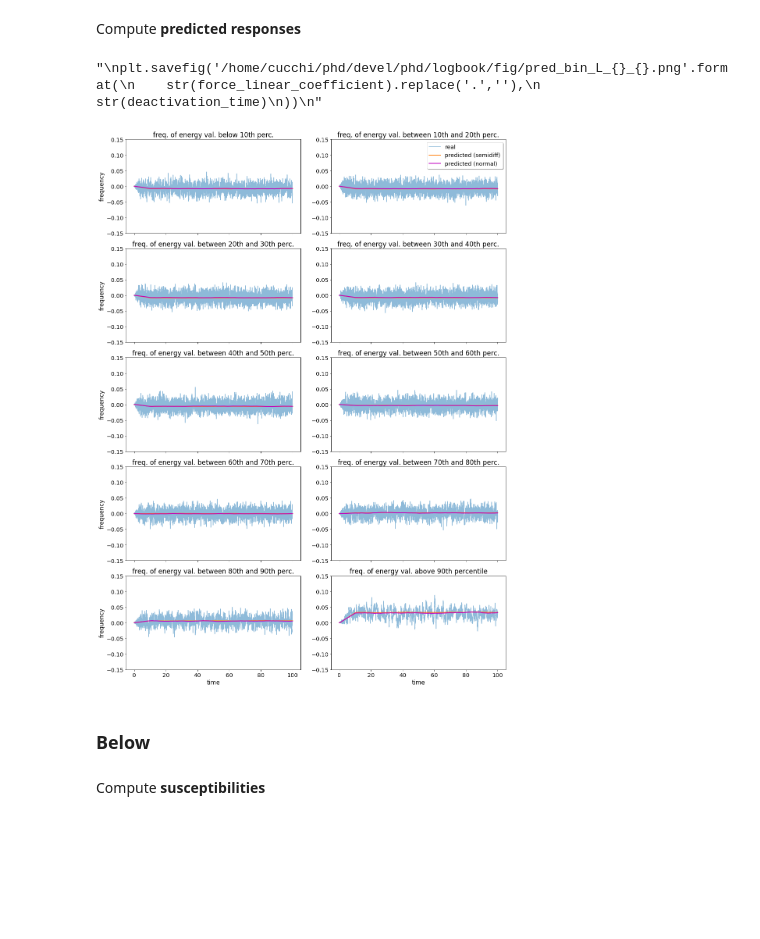
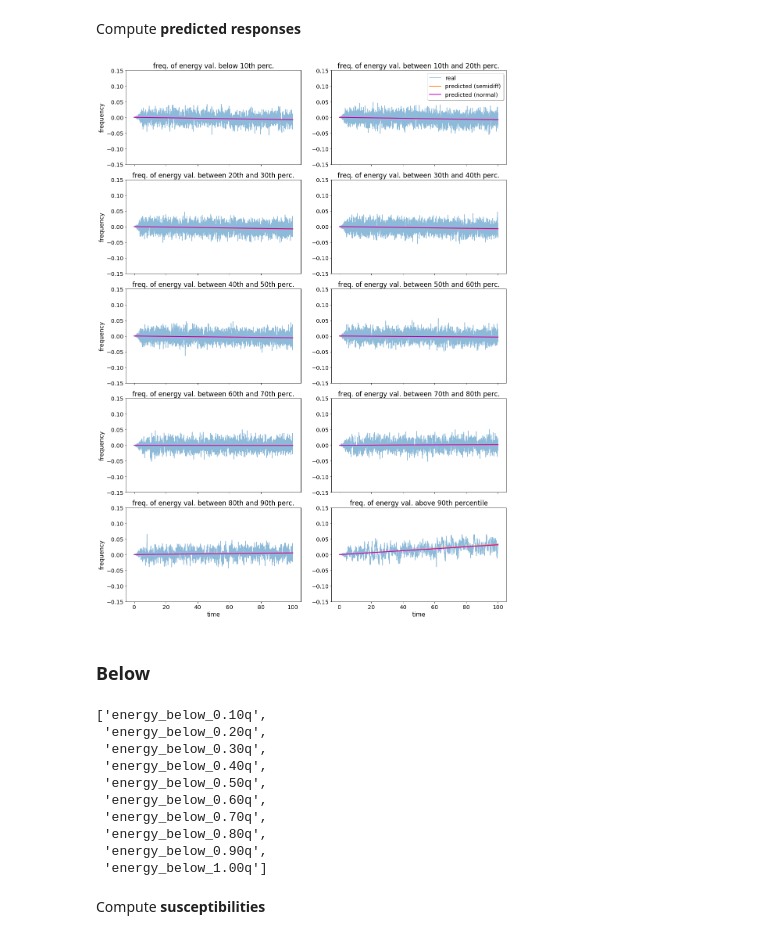
Before and after one commit to mcucchi9/exotic, a Jupyter notebook: docs/notebooks/predictions_linear_plot.ipynb, the cells around one changed output. Drawn from its saved outputs; the diff is of its cells as text; code cells hidden in the pictures; blank space fills up the shorter version.

```diff
--- a/docs/notebooks/predictions_linear_plot.ipynb
+++ b/docs/notebooks/predictions_linear_plot.ipynb
@@ -41,8 +41,16 @@ Compute **susceptibilities**
 chi_semidiff = {}
 chi_normal = {}
 for obs in obs_all:
-    response_p1 = xr.open_dataarray(os.path.join(REF_RESP_PATH[0], 'response_lorenz96_rk4_{}_SF_8_1.0_0.nc'.format(obs)))
-    response_m1 = xr.open_dataarray(os.path.join(REF_RESP_PATH[1], 'response_lorenz96_rk4_{}_SF_8_-1.0_0.nc'.format(obs)))
+    response_p1 = xr.open_dataarray(os.path.join(
+        REF_RESP_PATH[0],
+        observable,
+        f'response_lorenz96_rk4_{obs}_SF_8.0_1.0_0.nc'
+    ))
+    response_m1 = xr.open_dataarray(os.path.join(
+        REF_RESP_PATH[1],
+        observable,
+        f'response_lorenz96_rk4_{obs}_SF_8.0_-1.0_0.nc'
+    ))
     response_semidiff = (response_p1 - response_m1)/2
     chi_semidiff[obs] = analysis.compute_susceptibility(response_semidiff.values.squeeze())
     chi_normal[obs] = analysis.compute_susceptibility(response_p1.values.squeeze())
@@ -54,10 +62,7 @@ resp_pred_semidiff = {}
 resp_pred_normal = {}
 for obs in obs_all:
     resp_real[obs] = xr.open_dataarray(
-        '/home/cucchi/phd/data/response/lorenz96/rk4/{f}/response_lorenz96_rk4_{o}_{f}.nc'.format(
-            o=obs,
-            f=forcing
-        )
+        f'/home/marco/phd/data/response/lorenz96/rk4/{forcing}/{observable}/response_lorenz96_rk4_{obs}_{forcing}.nc'
     )
     resp_pred_semidiff[obs] = analysis.compute_response(chi_semidiff[obs], forcings.LinearForcing(
         linear_coefficient=force_linear_coefficient,
@@ -71,62 +76,71 @@ for obs in obs_all:
 fig, ax = plt.subplots(5, 2, sharex='all', sharey=False, figsize=(15, 20))
 
 titles = [
-    'freq. of {} val. below 10th perc.'.format(observation),
-    'freq. of {} val. between 10th and 20th perc.'.format(observation),
-    'freq. of {} val. between 20th and 30th perc.'.format(observation),
-    'freq. of {} val. between 30th and 40th perc.'.format(observation),
-    'freq. of {} val. between 40th and 50th perc.'.format(observation),
-    'freq. of {} val. between 50th and 60th perc.'.format(observation),
-    'freq. of {} val. between 60th and 70th perc.'.format(observation),
-    'freq. of {} val. between 70th and 80th perc.'.format(observation),
-    'freq. of {} val. between 80th and 90th perc.'.format(observation),
-    'freq. of {} val. above 90th percentile'.format(observation),
+    f'freq. of {observable} val. below 10th perc.',
+    f'freq. of {observable} val. between 10th and 20th perc.',
+    f'freq. of {observable} val. between 20th and 30th perc.',
+    f'freq. of {observable} val. between 30th and 40th perc.',
+    f'freq. of {observable} val. between 40th and 50th perc.',
+    f'freq. of {observable} val. between 50th and 60th perc.',
+    f'freq. of {observable} val. between 60th and 70th perc.',
+    f'freq. of {observable} val. between 70th and 80th perc.',
+    f'freq. of {observable} val. between 80th and 90th perc.',
+    f'freq. of {observable} val. above 90th percentile',
 ]
 
 k = 0
 for i in range(5):
     for j in range(2):
         l1, = ax[i, j].plot(np.arange(0, 100, 0.01), resp_real[obs_all[k]].values, alpha=0.5)
         l2, = ax[i, j].plot(np.arange(0, 100, 0.01), resp_pred_semidiff[obs_all[k]][0:10000], linewidth=2)
         l3, = ax[i, j].plot(np.arange(0, 100, 0.01), resp_pred_normal[obs_all[k]][0:10000], linewidth=2, color='m')
         ax[i, j].set_title(titles[k], size=17)
         ax[i, j].set_ylim([-0.15, 0.15])
         ax[i, j].tick_params(labelsize='x-large')
         std_real = resp_real[obs_all[k]].std().values
         avg_real = resp_real[obs_all[k]].mean().values
         sig_digit_real = -math.floor(math.log10(std_real))
         std_pred_normal = resp_pred_normal[obs_all[k]][0:10000].std()
         avg_pred_normal = resp_pred_normal[obs_all[k]][0:10000].mean()
         sig_digit_pred_normal = -math.floor(math.log10(std_pred_normal))
         std_pred_semidiff = resp_pred_semidiff[obs_all[k]][0:10000].std()
         avg_pred_semidiff = resp_pred_semidiff[obs_all[k]][0:10000].mean()
         sig_digit_pred_semidiff = -math.floor(math.log10(std_pred_semidiff))
 
         if k==1:
             ax[i, j].legend((l1, l2, l3), ('real', 'predicted (semidiff)', 'predicted (normal)'), loc='upper right', shadow=True, fontsize='x-large')
         if not j%2:
             ax[i, j].set_ylabel('frequency', size=15)
         if i==4:
             ax[i, j].set_xlabel('time', size=15)
 
         k += 1
 
 plt.tight_layout()
-"""
-plt.savefig('/home/cucchi/phd/devel/phd/logbook/fig/pred_bin_L_{}_{}.png'.format(
-    str(force_linear_coefficient).replace('.',''),
-    str(deactivation_time)
-))
-"""
+
+if SAVE_FIG:
+    plt.savefig('/home/cucchi/phd/devel/phd/logbook/fig/pred_bin_L_{}_{}.png'.format(
+        str(force_linear_coefficient).replace('.',''),
+        str(deactivation_time)
+    ))
 # %% [output]
-"\nplt.savefig('/home/cucchi/phd/devel/phd/logbook/fig/pred_bin_L_{}_{}.png'.format(\n    str(force_linear_coefficient).replace('.',''),\n    str(deactivation_time)\n))\n"
-[figure, old version]
+[figure, new version]
 # %% [markdown]
 ### Below
 # %%
-obs_all = ['{}_bin_0.0q_{}q'.format(observation,
-                                    str(np.round(quant + 0.1, 1))) for quant in np.arange(0, 0.9, 0.1)]
-obs_all.append('{}_exceed_0.9q'.format(observation))
+obs_all = [f"{observable}_below_{format(np.round(quant + 0.1, 1), '.2f')}q" for quant in np.arange(0, 1.0, 0.1)]
+obs_all
+# %% [output]
+['energy_below_0.10q',
+ 'energy_below_0.20q',
+ 'energy_below_0.30q',
+ 'energy_below_0.40q',
+ 'energy_below_0.50q',
+ 'energy_below_0.60q',
+ 'energy_below_0.70q',
+ 'energy_below_0.80q',
+ 'energy_below_0.90q',
+ 'energy_below_1.00q']
 # %% [markdown]
 Compute **susceptibilities**
 # %%
```
Also changed, not shown: parts of 17 cells of this notebook, 2 other files.
